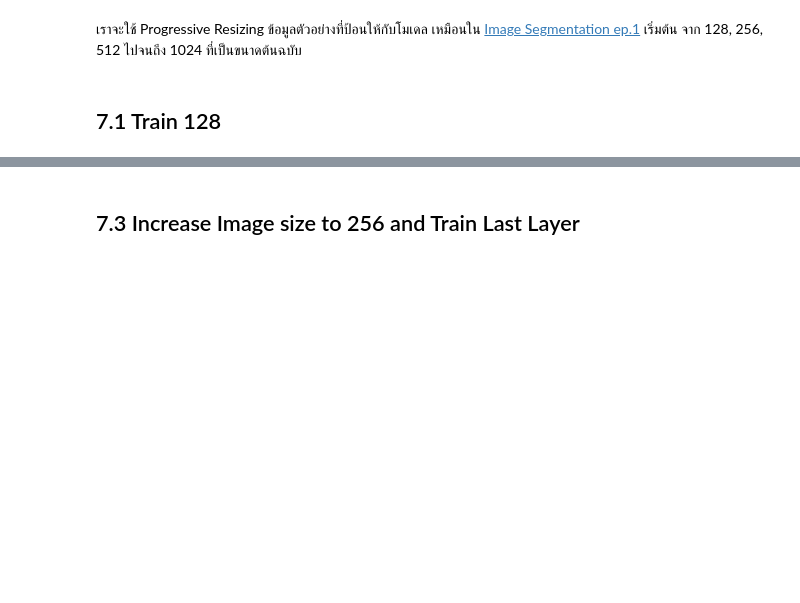
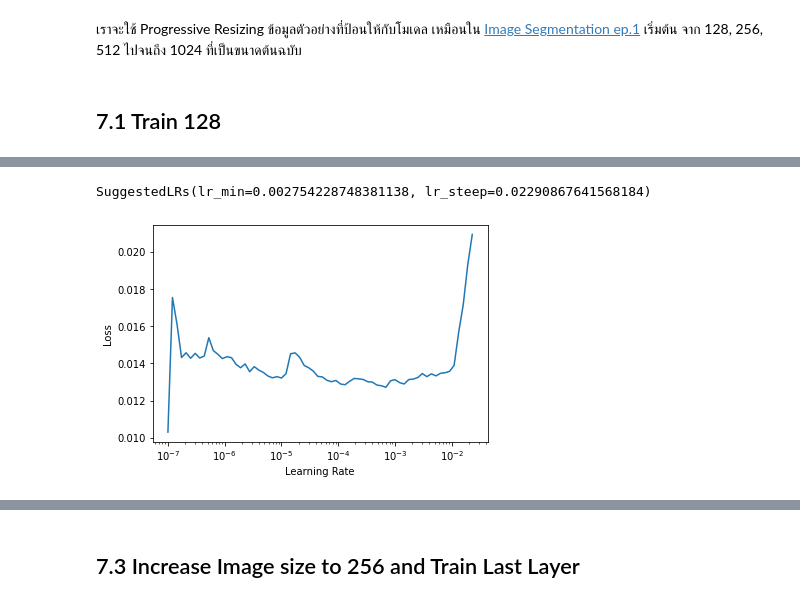
Before and after one commit to mrkcmd/bualabs, a Jupyter notebook: nbs/03c_image_segmentation_siim_acr_pneumothorax_fastai2.ipynb, the cells around one changed output, grey strips where cells are left out. Saved outputs shown, nothing was run; the diff lists cells and outputs as text; code cells hidden in the pictures; blank space fills up the shorter version.

```diff
--- a/nbs/03c_image_segmentation_siim_acr_pneumothorax_fastai2.ipynb
+++ b/nbs/03c_image_segmentation_siim_acr_pneumothorax_fastai2.ipynb
@@ -485,2 +485,3 @@ learn.save('03c-unet-resnet34-128-1')
 # %%
-learn.unfreeze()
+learn.lr_find()
+# %% [output]
@@ -486,0 +489,2 @@ learn.unfreeze()
+SuggestedLRs(lr_min=0.002754228748381138, lr_steep=0.02290867641568184)
+[figure, added]
```
Also changed, not shown: parts of 38 cells of this notebook.
